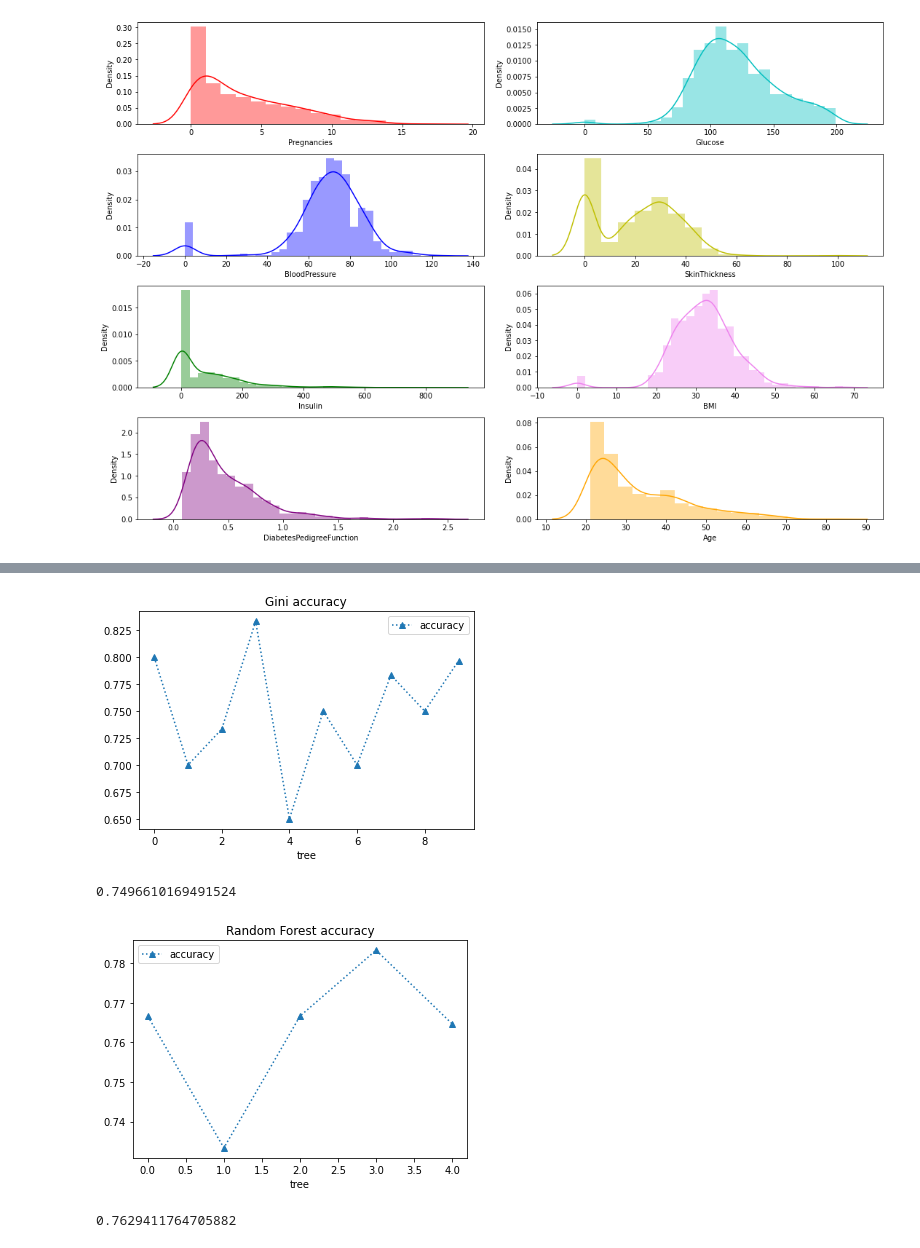
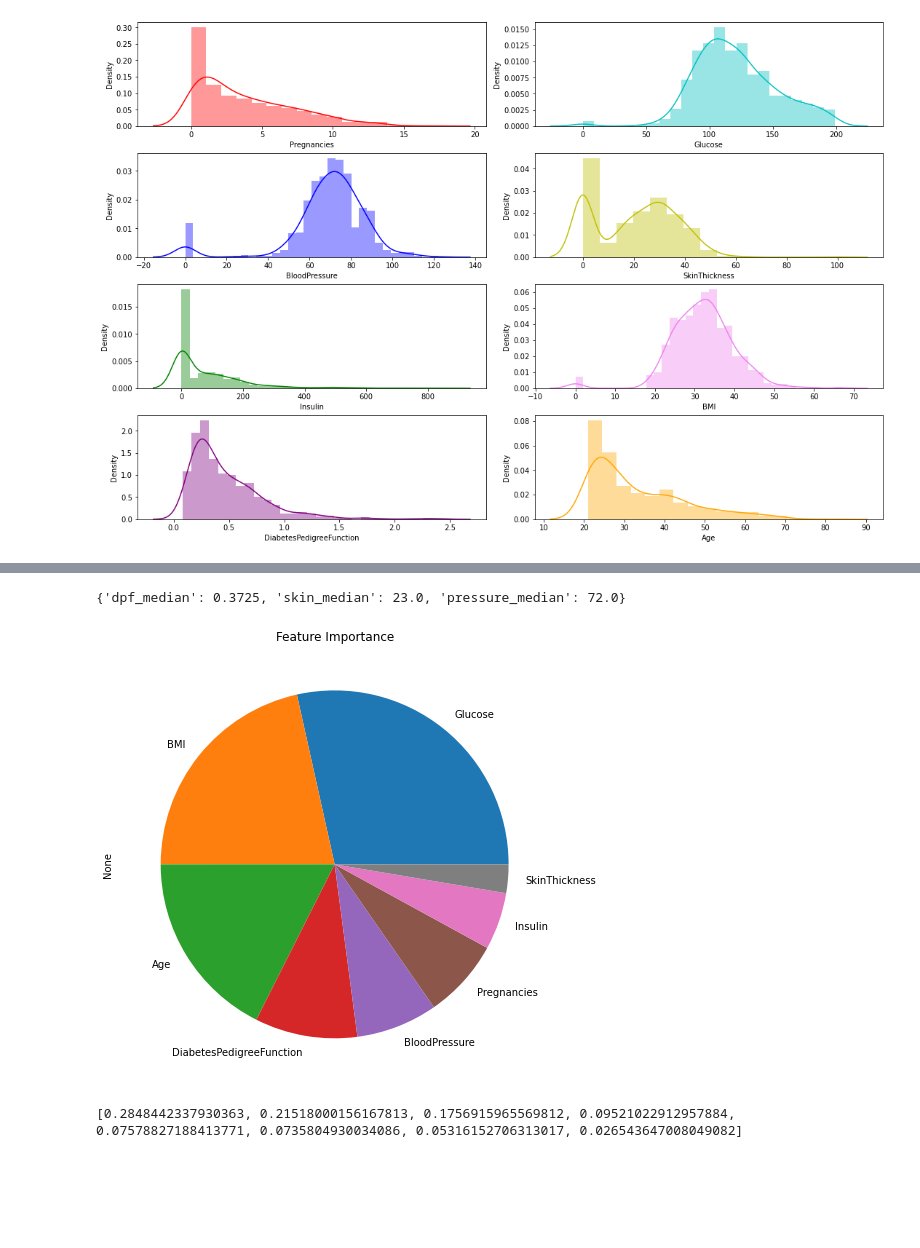
Before and after one commit to vitali-it/Thesis, a Jupyter notebook: Diabetes.ipynb, the cells around one changed output, grey strips where cells are left out. Saved outputs shown, nothing was run; the diff lists cells and outputs as text; code cells hidden in the pictures; blank space fills up the shorter version.

```diff
--- a/Diabetes.ipynb
+++ b/Diabetes.ipynb
@@ -145,5 +132,5 @@ confusion_matrix(dec_tree_gini, 'Gini')
 # %%
-n_estimators = 44
+n_estimators = 8
 random_forest = ensemble.RandomForestClassifier(n_estimators=n_estimators, criterion='gini', min_samples_leaf=2,
                                                 min_samples_split=3, max_features='sqrt',
                                                 random_state=21, n_jobs=2, max_depth=5)
@@ -191,5 +168,5 @@ The Accuracy based on Random Forest on Test set is 82.2485 %  where n_estimators
 # %%
-n_estimators = 33
+n_estimators = 7
 random_forest = ensemble.RandomForestClassifier(n_estimators=n_estimators, criterion='gini', min_samples_leaf=2,
                                                 min_samples_split=3, max_features='sqrt',
                                                 random_state=21, n_jobs=2, max_depth=5)
@@ -231,10 +183,9 @@ cross_validation(dec_tree_entropy, 'Entropy')
-# %%
-cross_validation(dec_tree_gini, 'Gini')
-# %% [output]
-[figure, removed]
-0.7496610169491524
-# %%
-cross_validation(random_forest, 'Random Forest')
-# %% [output]
-[figure, removed]
-0.7629411764705882
+# %%
+median_dic = {
+  'dpf_median': data['DiabetesPedigreeFunction'].median(),
+  'skin_median': data['SkinThickness'].median(),
+  'pressure_median': data['BloodPressure'].median()
+}
+median_dic
+# %% [output]
+{'dpf_median': 0.3725, 'skin_median': 23.0, 'pressure_median': 72.0}
@@ -240,0 +194,12 @@ cross_validation(random_forest, 'Random Forest')
+# %%
+feature_importances = random_forest.feature_importances_
+importances = pd.Series(feature_importances, index=features.columns)
+plt.figure(figsize = (8, 8))
+plt.title('Feature Importance')
+importances.nlargest(len(features.columns)).plot(kind='pie')
+plt.show()
+feature_importances = sorted(feature_importances, reverse=True)
+print(feature_importances)
+# %% [output]
+[figure, added]
+[0.2848442337930363, 0.21518000156167813, 0.1756915965569812, 0.09521022912957884, 0.07578827188413771, 0.0735804930034086, 0.05316152706313017, 0.026543647008049082]
```
Also changed, not shown: parts of 25 cells of this notebook, 9 other files.
